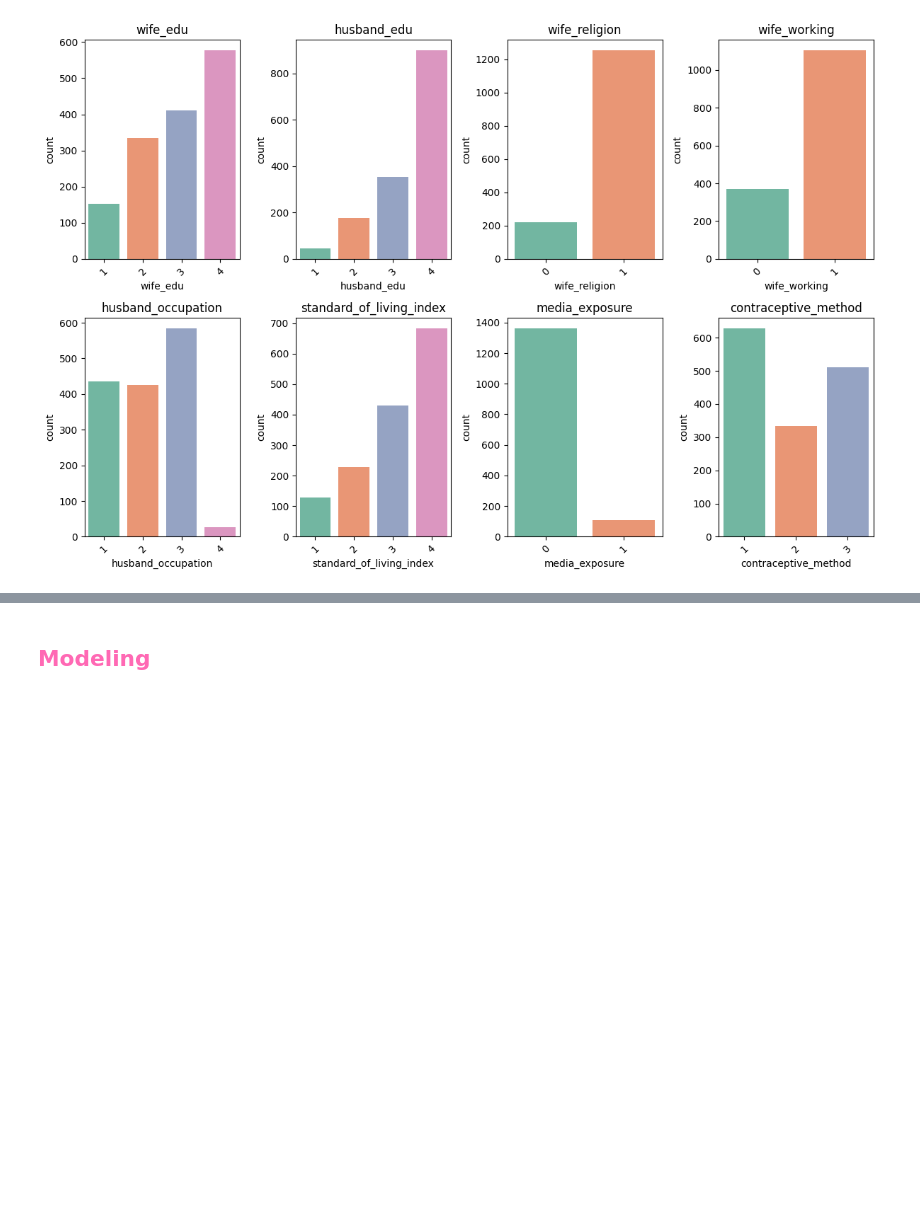
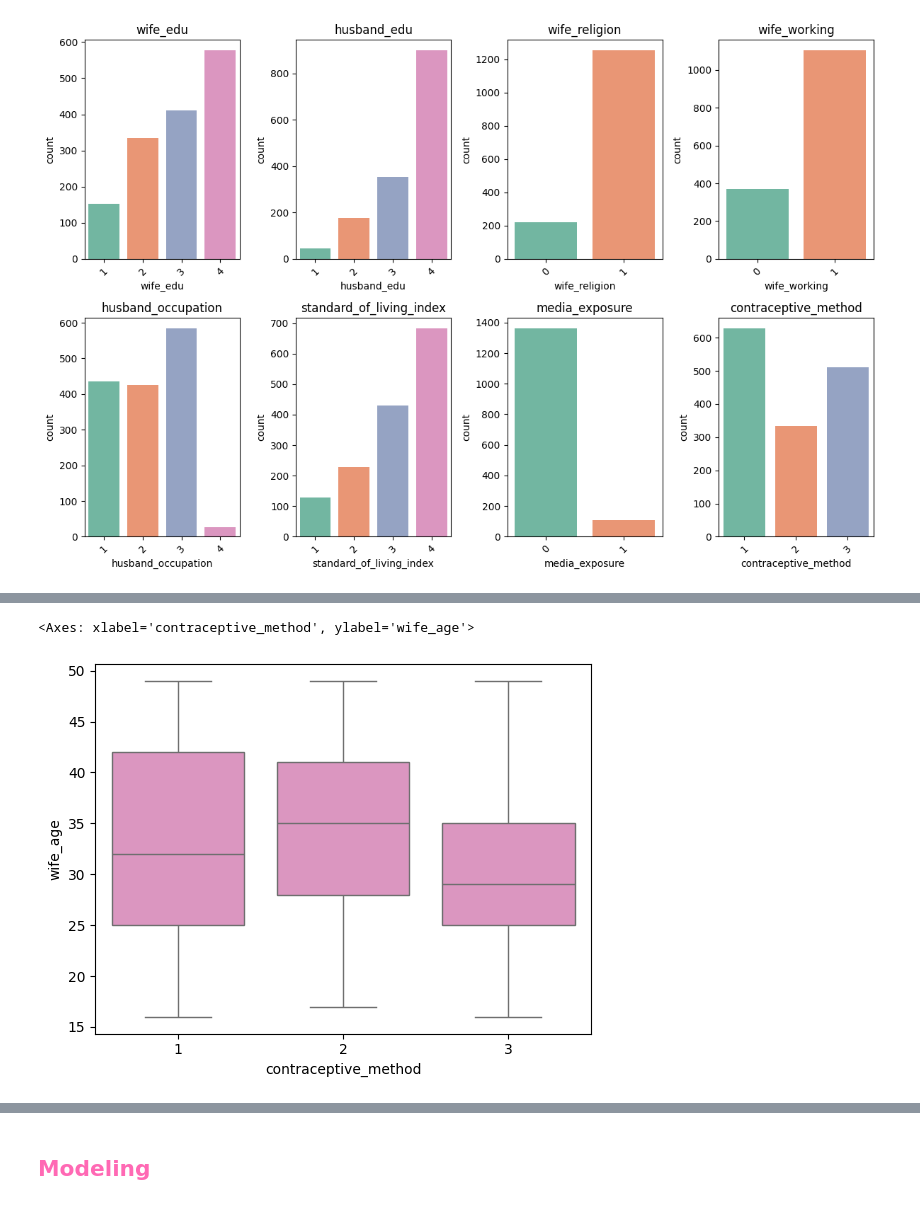
Before and after one commit to fabiola-rojas/itcs3162-proj2, a Jupyter notebook: proj2-contraceptives.ipynb, the cells around one changed output, grey strips where cells are left out. Drawn from its saved outputs; the diff is of its cells as text; code cells hidden in the pictures; blank space fills up the shorter version.

```diff
--- a/proj2-contraceptives.ipynb
+++ b/proj2-contraceptives.ipynb
@@ -174,0 +264,5 @@ plt.show()
+# %%
+sns.boxplot(x='contraceptive_method', y='wife_age', data=df, color='#e78ac3')
+# %% [output]
+<Axes: xlabel='contraceptive_method', ylabel='wife_age'>
+[figure, added]
```
Also changed, not shown: parts of 66 cells of this notebook.
